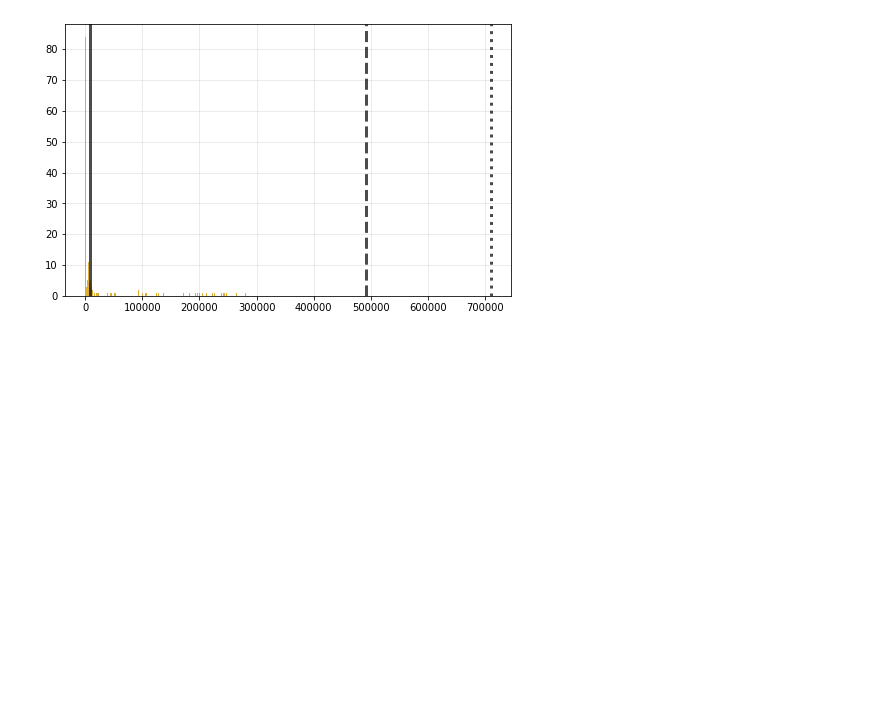
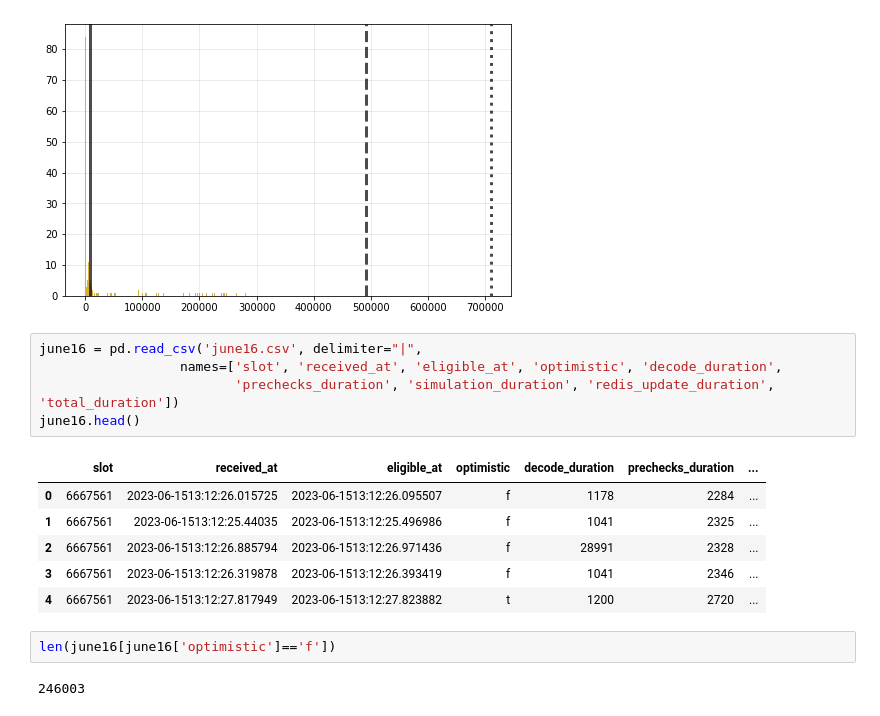
Before and after one commit to michaelneuder/relay-data, a Jupyter notebook: rsy/v2.ipynb, the cells around one changed output. Cells and saved outputs as stored; diff of their text form; blank space fills up the shorter version.

```diff
--- a/rsy/v2.ipynb
+++ b/rsy/v2.ipynb
@@ -133,3 +133,19 @@ for i, v in enumerate(percs):
 plt.show()
 # %% [output]
 [figure]
+# %%
+june16 = pd.read_csv('june16.csv', delimiter="|",
+                  names=['slot', 'received_at', 'eligible_at', 'optimistic', 'decode_duration',
+                         'prechecks_duration', 'simulation_duration', 'redis_update_duration', 'total_duration'])
+june16.head()
+# %% [output]
+|  | slot | received_at | eligible_at | optimistic | decode_duration | prechecks_duration | ... |
+| 0 | 6667561 | 2023-06-1513:12:26.015725 | 2023-06-1513:12:26.095507 | f | 1178 | 2284 | ... |
+| 1 | 6667561 | 2023-06-1513:12:25.44035 | 2023-06-1513:12:25.496986 | f | 1041 | 2325 | ... |
+| 2 | 6667561 | 2023-06-1513:12:26.885794 | 2023-06-1513:12:26.971436 | f | 28991 | 2328 | ... |
+| 3 | 6667561 | 2023-06-1513:12:26.319878 | 2023-06-1513:12:26.393419 | f | 1041 | 2346 | ... |
+| 4 | 6667561 | 2023-06-1513:12:27.817949 | 2023-06-1513:12:27.823882 | t | 1200 | 2720 | ... |
+# %%
+len(june16[june16['optimistic']=='f'])
+# %% [output]
+246003
```
Also changed, not shown: parts of 2 cells of this notebook.
